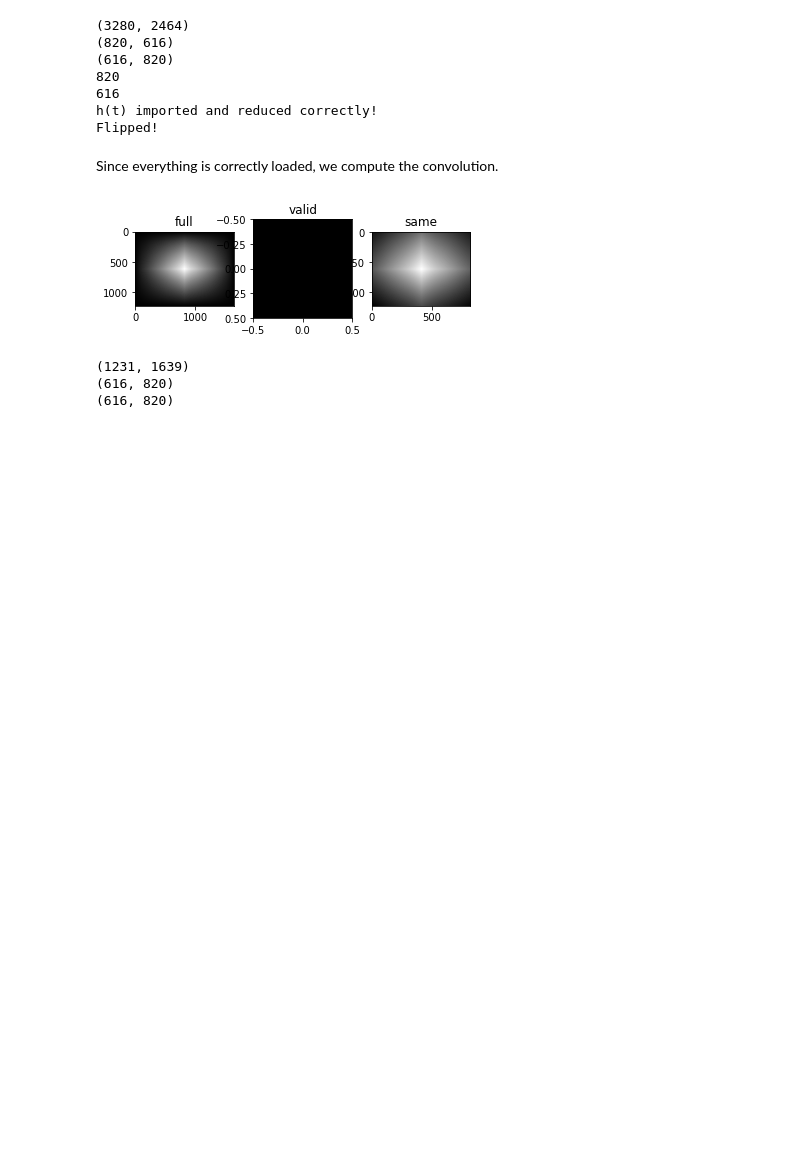
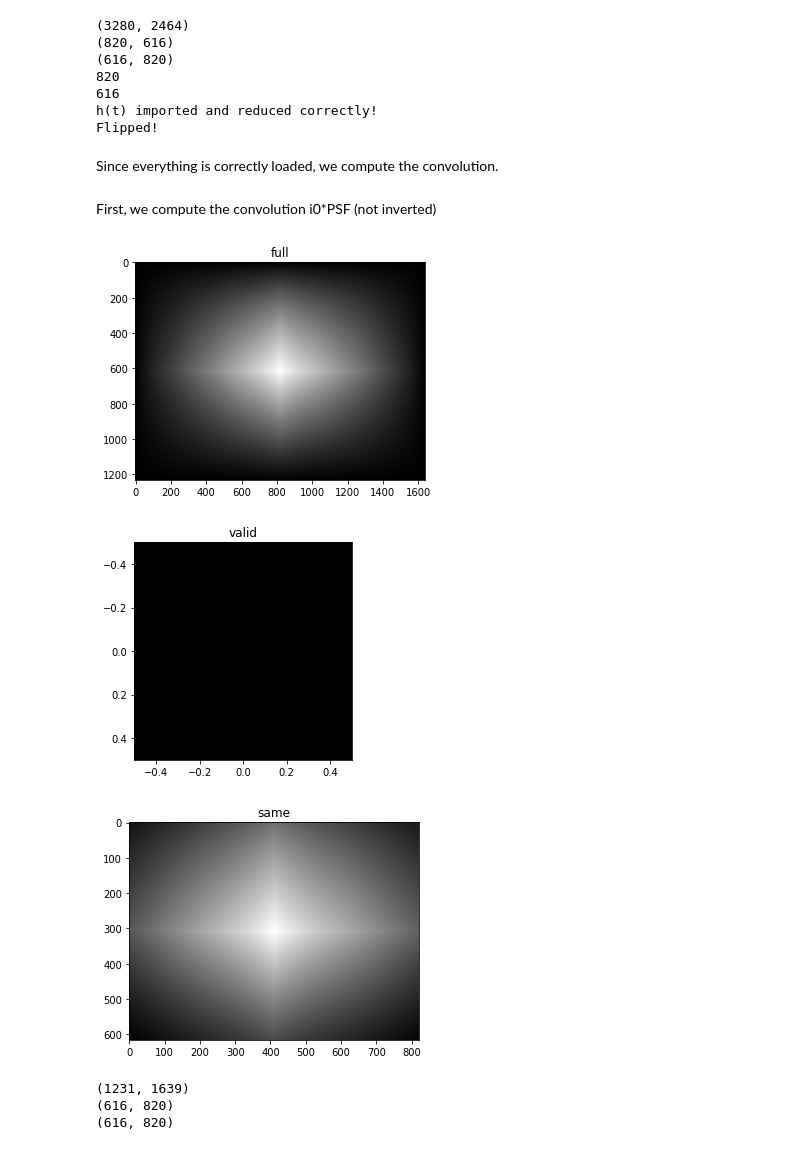
Before and after one commit to olivierleblanc/diffusercam, a Jupyter notebook: bernat/flipped_psf.ipynb, the cells around one changed output. Drawn from its saved outputs; the diff is of its cells as text; code cells hidden in the pictures; blank space fills up the shorter version.

```diff
--- a/bernat/flipped_psf.ipynb
+++ b/bernat/flipped_psf.ipynb
@@ -75,29 +60,29 @@ h(t) imported and reduced correctly!
 Flipped!
 # %% [markdown]
 Since everything is correctly loaded, we compute the convolution.
+# %% [markdown]
+First, we compute the convolution i0*PSF (not inverted)
 # %%
 i_s_full=signal.fftconvolve(i0, h,mode='full') #We filter it with h(t)
 i_s_valid=signal.fftconvolve(i0, h,mode='valid') #We filter it with h(t)
 i_s_same=signal.fftconvolve(i0, h,mode='same') #We filter it with h(t)
 
 # Plotting
-fig = plt.figure()
-
-ax = fig.add_subplot(1, 3, 1)
 plt.imshow(i_s_full, cmap='gray')
 plt.title('full')
+plt.show()
 
-ax = fig.add_subplot(1, 3, 2)
 plt.imshow(i_s_valid, cmap='gray')
 plt.title('valid')
+plt.show()
 
-ax = fig.add_subplot(1, 3, 3)
 plt.imshow(i_s_same, cmap='gray')
 plt.title('same')
-
 plt.show()
 # %% [output]
-[figure, old version]
+[figure, new version]
+[figure, added]
+[figure, added]
 # %%
 print(i_s_full.shape)
 print(i_s_same.shape)
```
Also changed, not shown: parts of 5 cells of this notebook, 1 other file.
